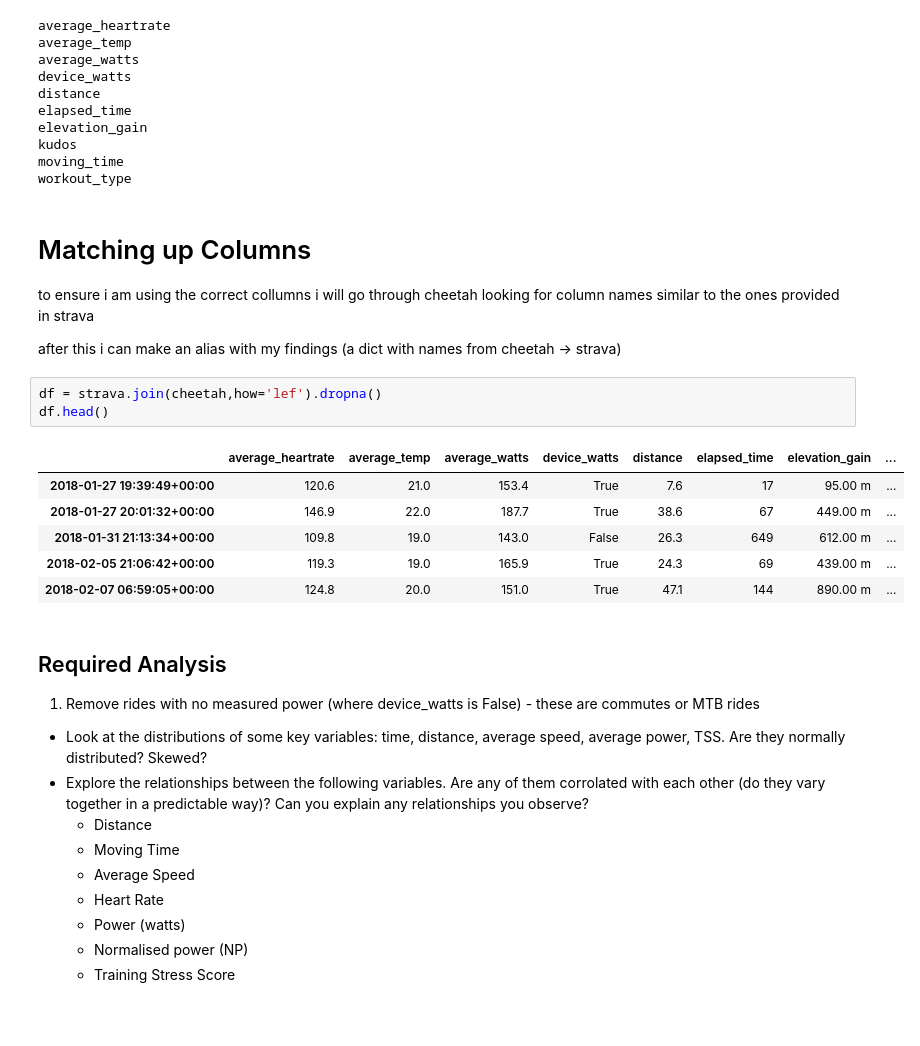
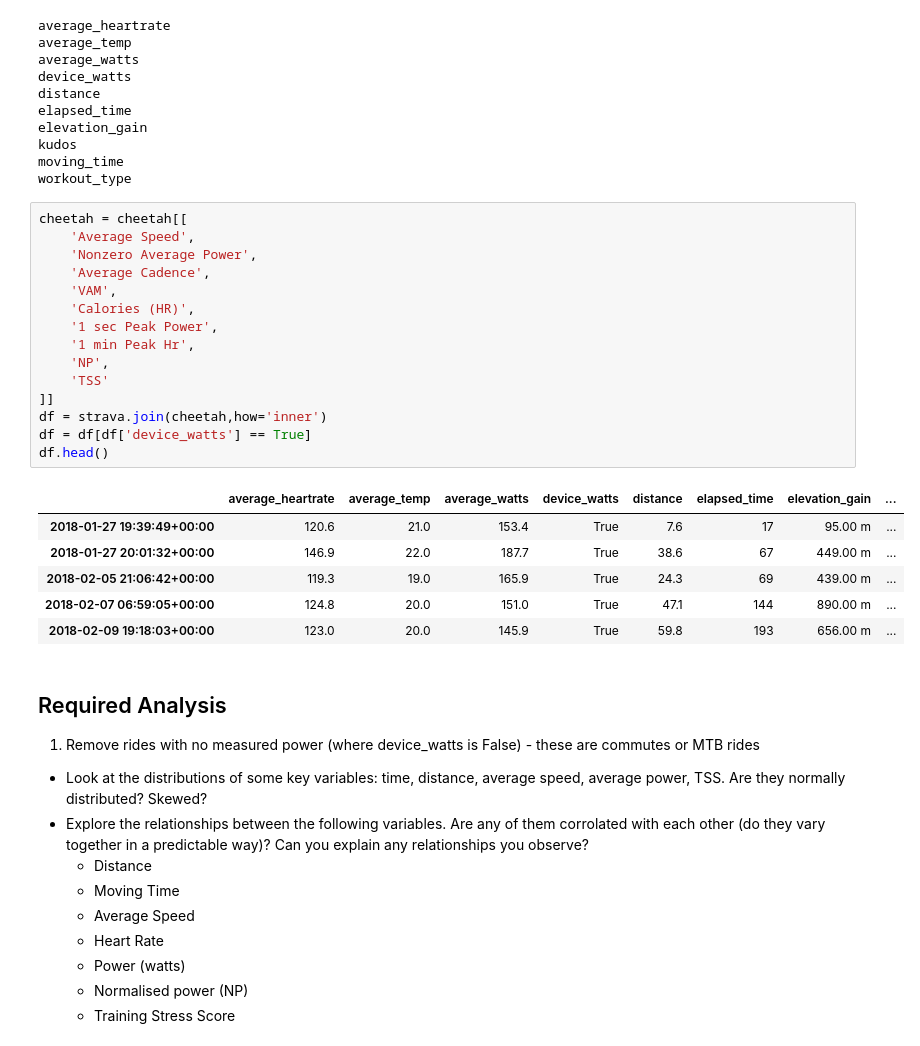
Before and after one commit to billy1234/DataScience-Portfolio, a Jupyter notebook: Portfolio 1.ipynb, the cells around one changed output. Saved outputs shown, nothing was run; the diff lists cells and outputs as text; blank space fills up the shorter version.

```diff
--- a/Portfolio 1.ipynb
+++ b/Portfolio 1.ipynb
@@ -110,24 +103,28 @@ elevation_gain
 kudos
 moving_time
 workout_type
-# %% [markdown]
-# Matching up Columns #
-
-   to ensure i am using the correct collumns i will go through cheetah looking for column names similar to the ones
-   provided in strava
-
-
-   after this i can make an alias with my findings (a dict with names from cheetah -> strava)
-# %%
-df = strava.join(cheetah,how='lef').dropna()
-df.head()
-# %% [output]
-|  | average_heartrate | average_temp | average_watts | device_watts | distance | elapsed_time | elevation_gain | ... |
-| 2018-01-27 19:39:49+00:00 | 120.6 | 21.0 | 153.4 | True | 7.6 | 17 | 95.00 m | ... |
-| 2018-01-27 20:01:32+00:00 | 146.9 | 22.0 | 187.7 | True | 38.6 | 67 | 449.00 m | ... |
-| 2018-01-31 21:13:34+00:00 | 109.8 | 19.0 | 143.0 | False | 26.3 | 649 | 612.00 m | ... |
-| 2018-02-05 21:06:42+00:00 | 119.3 | 19.0 | 165.9 | True | 24.3 | 69 | 439.00 m | ... |
-| 2018-02-07 06:59:05+00:00 | 124.8 | 20.0 | 151.0 | True | 47.1 | 144 | 890.00 m | ... |
+# %%
+cheetah = cheetah[[
+    'Average Speed',
+    'Nonzero Average Power',
+    'Average Cadence',
+    'VAM',
+    'Calories (HR)',
+    '1 sec Peak Power',
+    '1 min Peak Hr',
+    'NP',
+    'TSS'
+]]
+df = strava.join(cheetah,how='inner')
+df = df[df['device_watts'] == True]
+df.head()
+# %% [output]
+|  | average_heartrate | average_temp | average_watts | device_watts | distance | elapsed_time | elevation_gain | ... |
+| 2018-01-27 19:39:49+00:00 | 120.6 | 21.0 | 153.4 | True | 7.6 | 17 | 95.00 m | ... |
+| 2018-01-27 20:01:32+00:00 | 146.9 | 22.0 | 187.7 | True | 38.6 | 67 | 449.00 m | ... |
+| 2018-02-05 21:06:42+00:00 | 119.3 | 19.0 | 165.9 | True | 24.3 | 69 | 439.00 m | ... |
+| 2018-02-07 06:59:05+00:00 | 124.8 | 20.0 | 151.0 | True | 47.1 | 144 | 890.00 m | ... |
+| 2018-02-09 19:18:03+00:00 | 123.0 | 20.0 | 145.9 | True | 59.8 | 193 | 656.00 m | ... |
 # %% [markdown]
 ## Required Analysis
 
```
Also changed, not shown: parts of 10 cells of this notebook.
